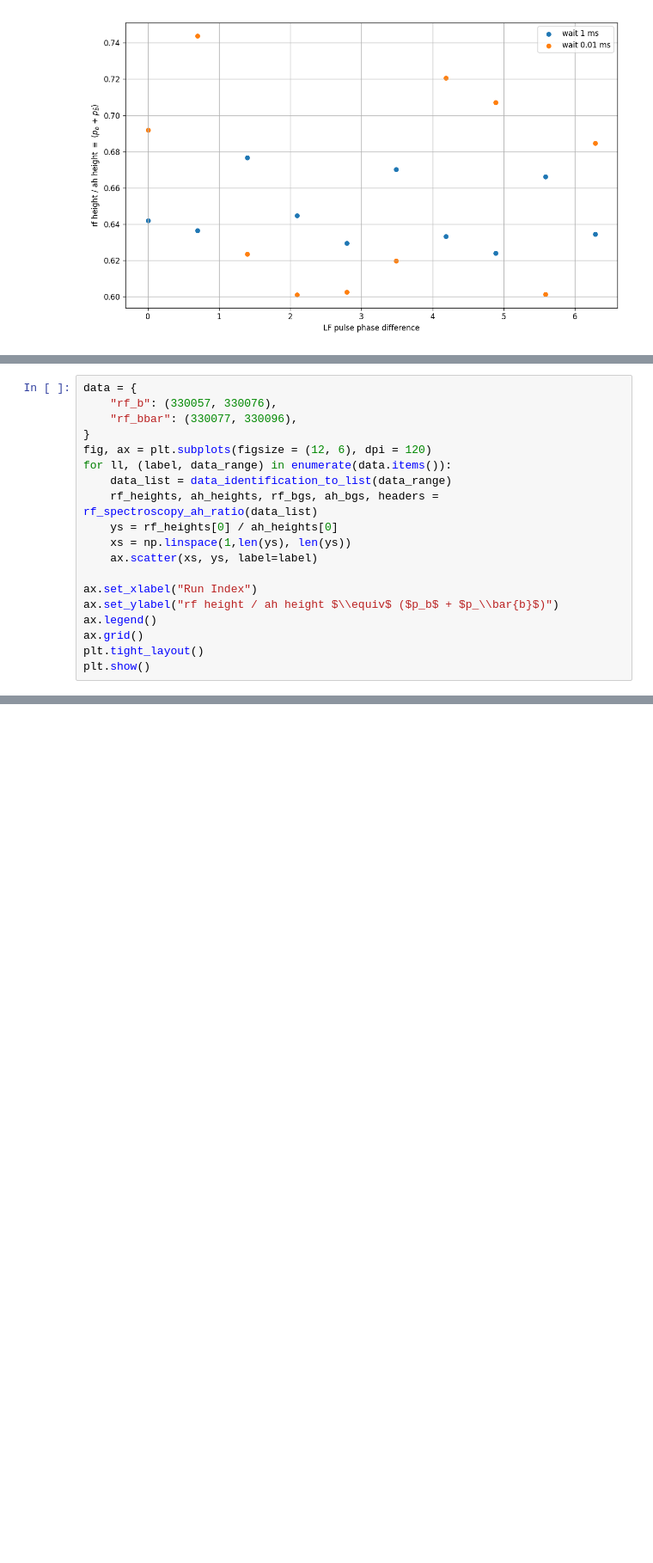
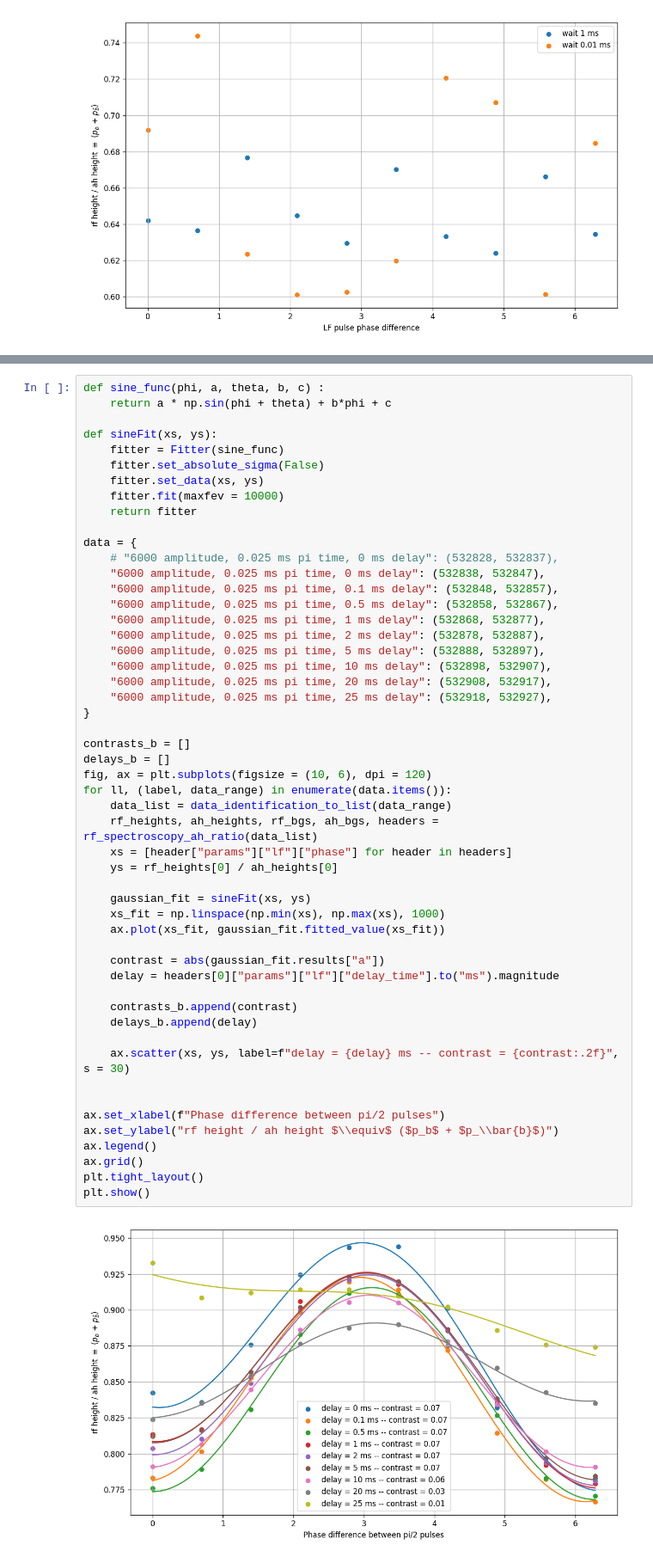
Before and after one commit to vuthalab/onix, a Jupyter notebook: analysis/lf_spectroscopy.ipynb, the cells around one changed output, grey strips where cells are left out. Shown at 86% size. Saved outputs shown, nothing was run; the diff lists cells and outputs as text; blank space fills up the shorter version.

```diff
--- a/analysis/lf_spectroscopy.ipynb
+++ b/analysis/lf_spectroscopy.ipynb
@@ -456,19 +443,0 @@ plt.show()
-# %%
-data = {
-    "rf_b": (330057, 330076),
-    "rf_bbar": (330077, 330096),
-}
-fig, ax = plt.subplots(figsize = (12, 6), dpi = 120)
-for ll, (label, data_range) in enumerate(data.items()):
-    data_list = data_identification_to_list(data_range)
-    rf_heights, ah_heights, rf_bgs, ah_bgs, headers = rf_spectroscopy_ah_ratio(data_list)
-    ys = rf_heights[0] / ah_heights[0]
-    xs = np.linspace(1,len(ys), len(ys))
-    ax.scatter(xs, ys, label=label)
-
-ax.set_xlabel("Run Index")
-ax.set_ylabel("rf height / ah height $\\equiv$ ($p_b$ + $p_\\bar{b}$)")
-ax.legend()
-ax.grid()
-plt.tight_layout()
-plt.show()
@@ -477,0 +446,54 @@ Fitting error for data number #330057:
+# %%
+def sine_func(phi, a, theta, b, c) :
+    return a * np.sin(phi + theta) + b*phi + c
+
+def sineFit(xs, ys):
+    fitter = Fitter(sine_func)
+    fitter.set_absolute_sigma(False)
+    fitter.set_data(xs, ys)
+    fitter.fit(maxfev = 10000)
+    return fitter
+
+data = {
+    # "6000 amplitude, 0.025 ms pi time, 0 ms delay": (532828, 532837),
+    "6000 amplitude, 0.025 ms pi time, 0 ms delay": (532838, 532847),
+    "6000 amplitude, 0.025 ms pi time, 0.1 ms delay": (532848, 532857),
+    "6000 amplitude, 0.025 ms pi time, 0.5 ms delay": (532858, 532867),
+    "6000 amplitude, 0.025 ms pi time, 1 ms delay": (532868, 532877),
+    "6000 amplitude, 0.025 ms pi time, 2 ms delay": (532878, 532887),
+    "6000 amplitude, 0.025 ms pi time, 5 ms delay": (532888, 532897),
+    "6000 amplitude, 0.025 ms pi time, 10 ms delay": (532898, 532907),
+    "6000 amplitude, 0.025 ms pi time, 20 ms delay": (532908, 532917),
+    "6000 amplitude, 0.025 ms pi time, 25 ms delay": (532918, 532927),
+}
+
+contrasts_b = []
+delays_b = []
+fig, ax = plt.subplots(figsize = (10, 6), dpi = 120)
+for ll, (label, data_range) in enumerate(data.items()):
+    data_list = data_identification_to_list(data_range)
+    rf_heights, ah_heights, rf_bgs, ah_bgs, headers = rf_spectroscopy_ah_ratio(data_list)
+    xs = [header["params"]["lf"]["phase"] for header in headers]
+    ys = rf_heights[0] / ah_heights[0]
+
+    gaussian_fit = sineFit(xs, ys)
+    xs_fit = np.linspace(np.min(xs), np.max(xs), 1000)
+    ax.plot(xs_fit, gaussian_fit.fitted_value(xs_fit))
+
+    contrast = abs(gaussian_fit.results["a"])
+    delay = headers[0]["params"]["lf"]["delay_time"].to("ms").magnitude
+
+    contrasts_b.append(contrast)
+    delays_b.append(delay)
+
+    ax.scatter(xs, ys, label=f"delay = {delay} ms -- contrast = {contrast:.2f}", s = 30)
+
+
+ax.set_xlabel(f"Phase difference between pi/2 pulses")
+ax.set_ylabel("rf height / ah height $\\equiv$ ($p_b$ + $p_\\bar{b}$)")
+ax.legend()
+ax.grid()
+plt.tight_layout()
+plt.show()
+# %% [output]
+[figure, added]
```
Also changed, not shown: parts of 10 cells of this notebook, 4 other files.
